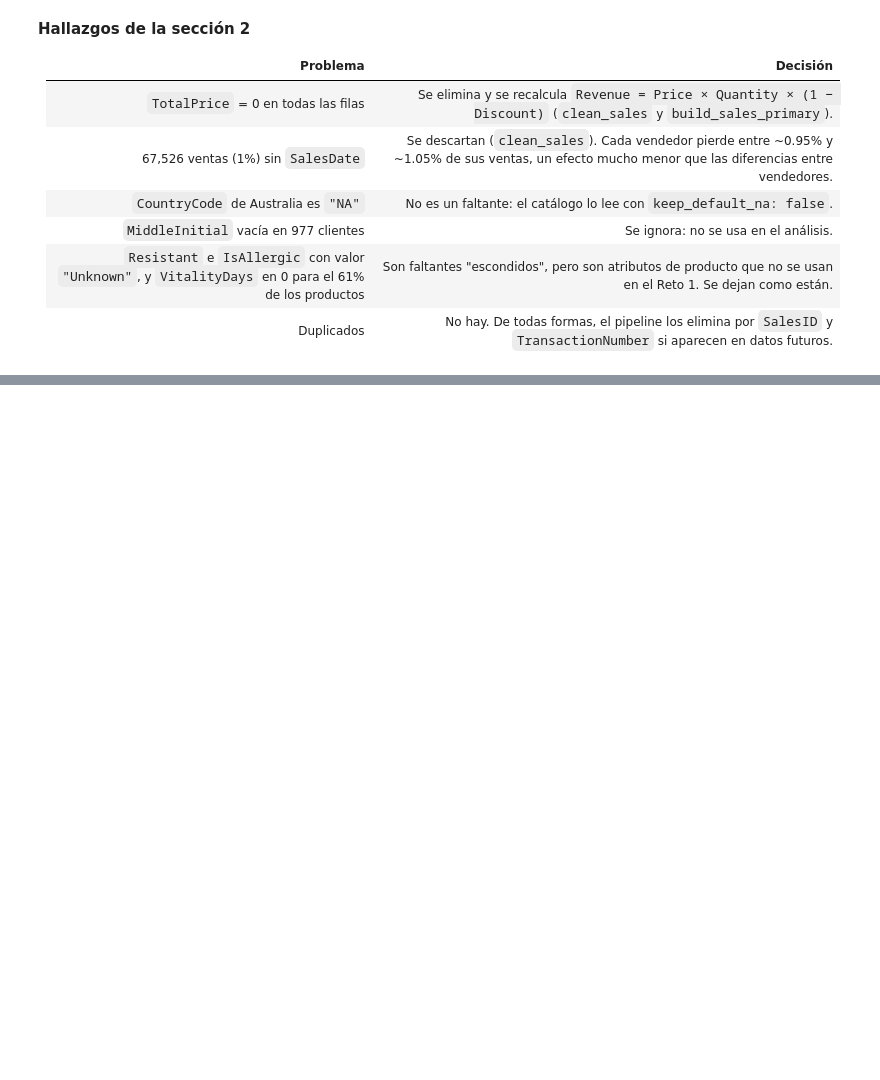
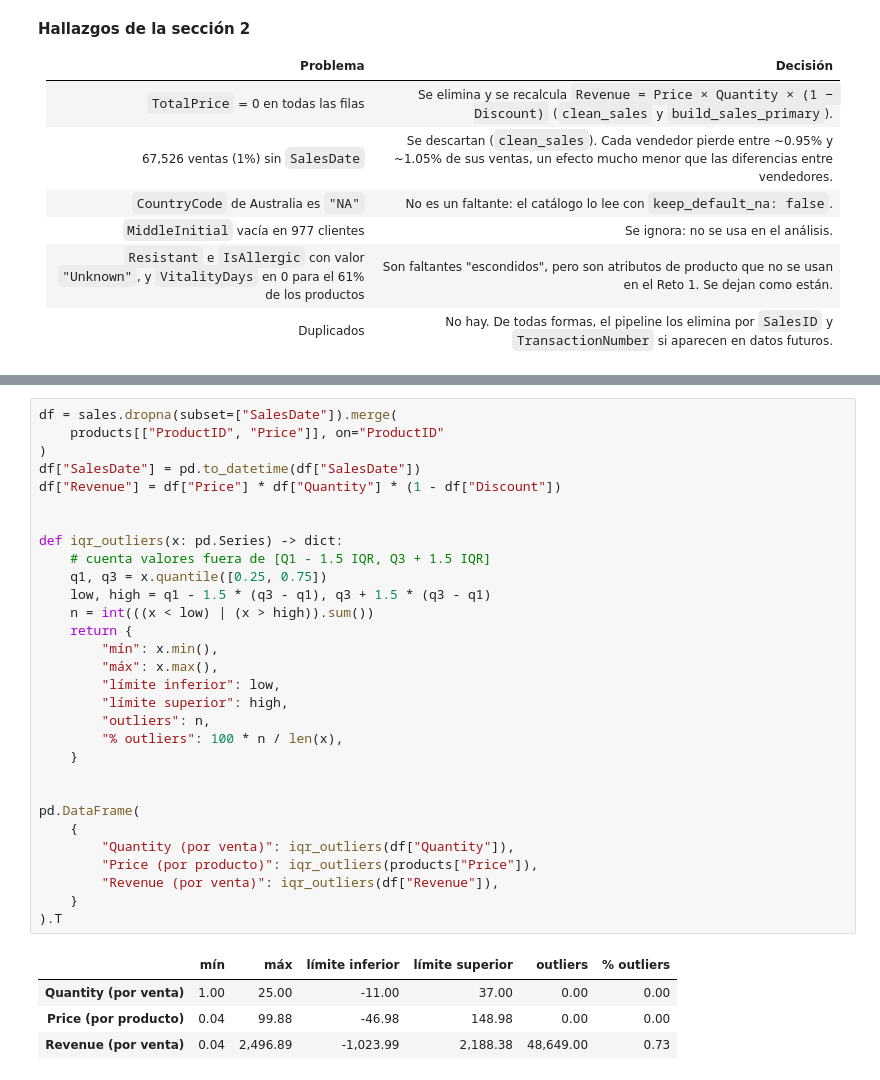
Before and after one commit to Cynthiss/ML-Proyecto-Final, a Jupyter notebook: notebooks/01_exploracion.ipynb, the cells around one changed output, grey strips where cells are left out. Drawn from its saved outputs; the diff is of its cells as text; blank space fills up the shorter version.

```diff
--- a/notebooks/01_exploracion.ipynb
+++ b/notebooks/01_exploracion.ipynb
@@ -338,0 +343,35 @@ VitalityDays = 0: 61% de los productos
+# %%
+df = sales.dropna(subset=["SalesDate"]).merge(
+    products[["ProductID", "Price"]], on="ProductID"
+)
+df["SalesDate"] = pd.to_datetime(df["SalesDate"])
+df["Revenue"] = df["Price"] * df["Quantity"] * (1 - df["Discount"])
+
+
+def iqr_outliers(x: pd.Series) -> dict:
+    # cuenta valores fuera de [Q1 - 1.5 IQR, Q3 + 1.5 IQR]
+    q1, q3 = x.quantile([0.25, 0.75])
+    low, high = q1 - 1.5 * (q3 - q1), q3 + 1.5 * (q3 - q1)
+    n = int(((x < low) | (x > high)).sum())
+    return {
+        "mín": x.min(),
+        "máx": x.max(),
+        "límite inferior": low,
+        "límite superior": high,
+        "outliers": n,
+        "% outliers": 100 * n / len(x),
+    }
+
+
+pd.DataFrame(
+    {
+        "Quantity (por venta)": iqr_outliers(df["Quantity"]),
+        "Price (por producto)": iqr_outliers(products["Price"]),
+        "Revenue (por venta)": iqr_outliers(df["Revenue"]),
+    }
+).T
+# %% [output]
+|  | mín | máx | límite inferior | límite superior | outliers | % outliers |
+| Quantity (por venta) | 1.00 | 25.00 | -11.00 | 37.00 | 0.00 | 0.00 |
+| Price (por producto) | 0.04 | 99.88 | -46.98 | 148.98 | 0.00 | 0.00 |
+| Revenue (por venta) | 0.04 | 2,496.89 | -1,023.99 | 2,188.38 | 48,649.00 | 0.73 |
```
Also changed, not shown: parts of 9 cells of this notebook.
